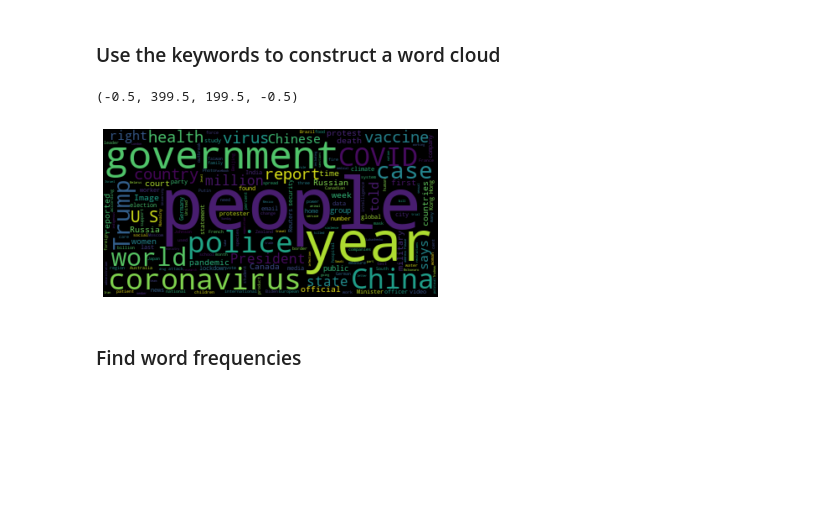
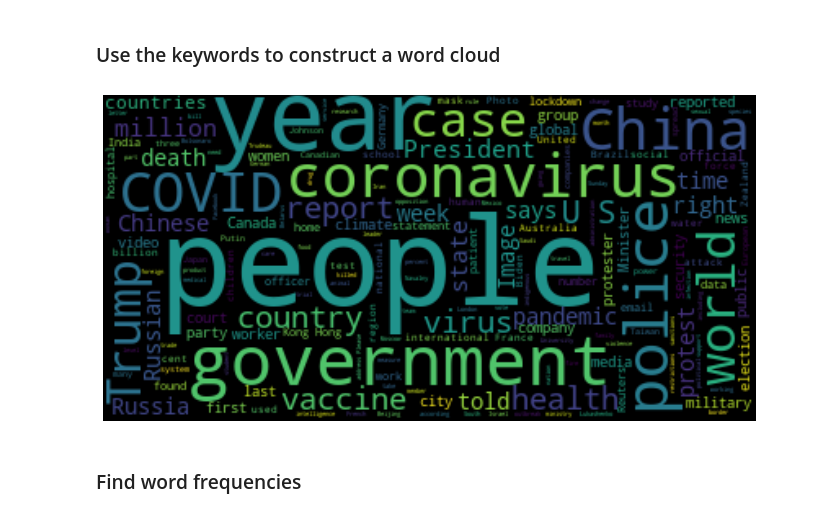
Before and after one commit to MarkyMan4/news-nlp-analysis, a Jupyter notebook: notebooks/word_cloud.ipynb, the cells around one changed output. Saved outputs shown, nothing was run; the diff lists cells and outputs as text; code cells hidden in the pictures; blank space fills up the shorter version.

```diff
--- a/notebooks/word_cloud.ipynb
+++ b/notebooks/word_cloud.ipynb
@@ -55,12 +55,14 @@ keywords[:10]
 # %%
 # need a big string with all words for the cloud
 words_for_cloud = ' '.join(keywords)
 wordcloud = WordCloud().generate(words_for_cloud)
+
+plt.figure(figsize=(12, 6))
 plt.imshow(wordcloud, interpolation='bilinear')
 plt.axis("off")
+plt.show()
 # %% [output]
-(-0.5, 399.5, 199.5, -0.5)
-[figure, old version]
+[figure, new version]
 # %% [markdown]
 ### Find word frequencies
 # %%
```
Also changed, not shown: parts of 3 cells of this notebook.
